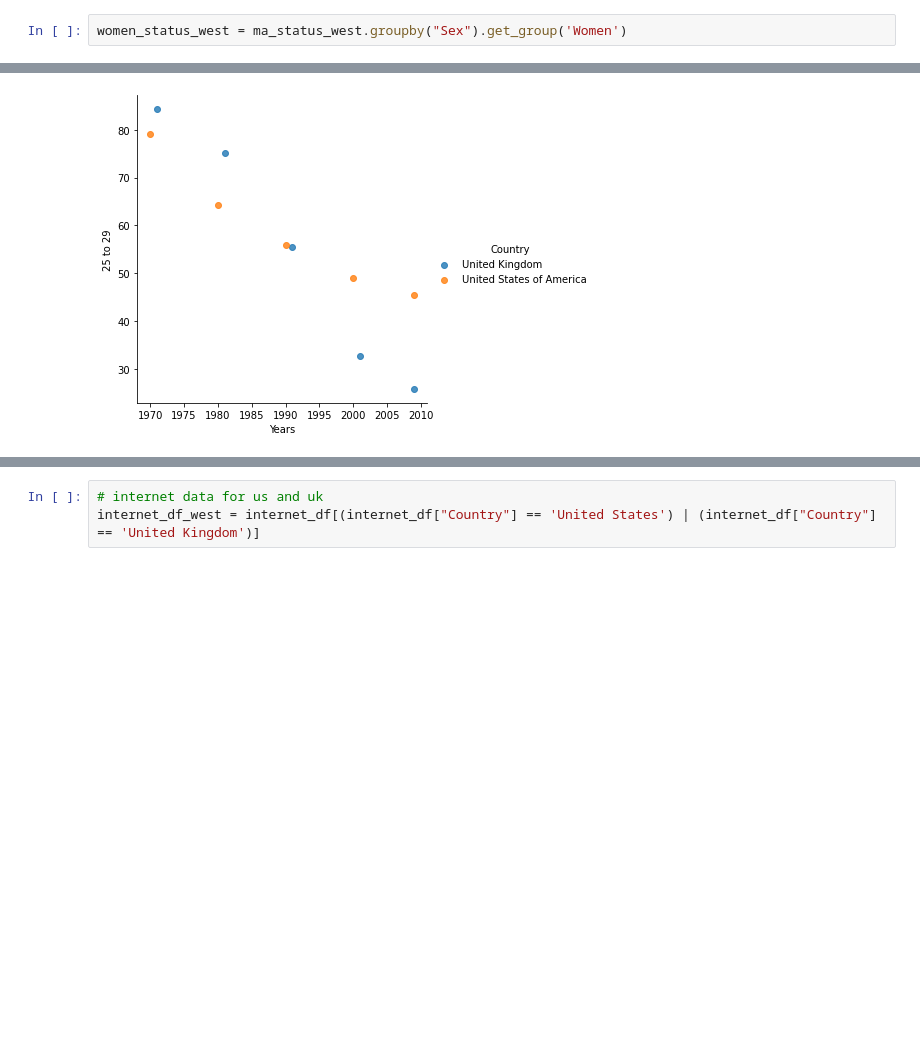
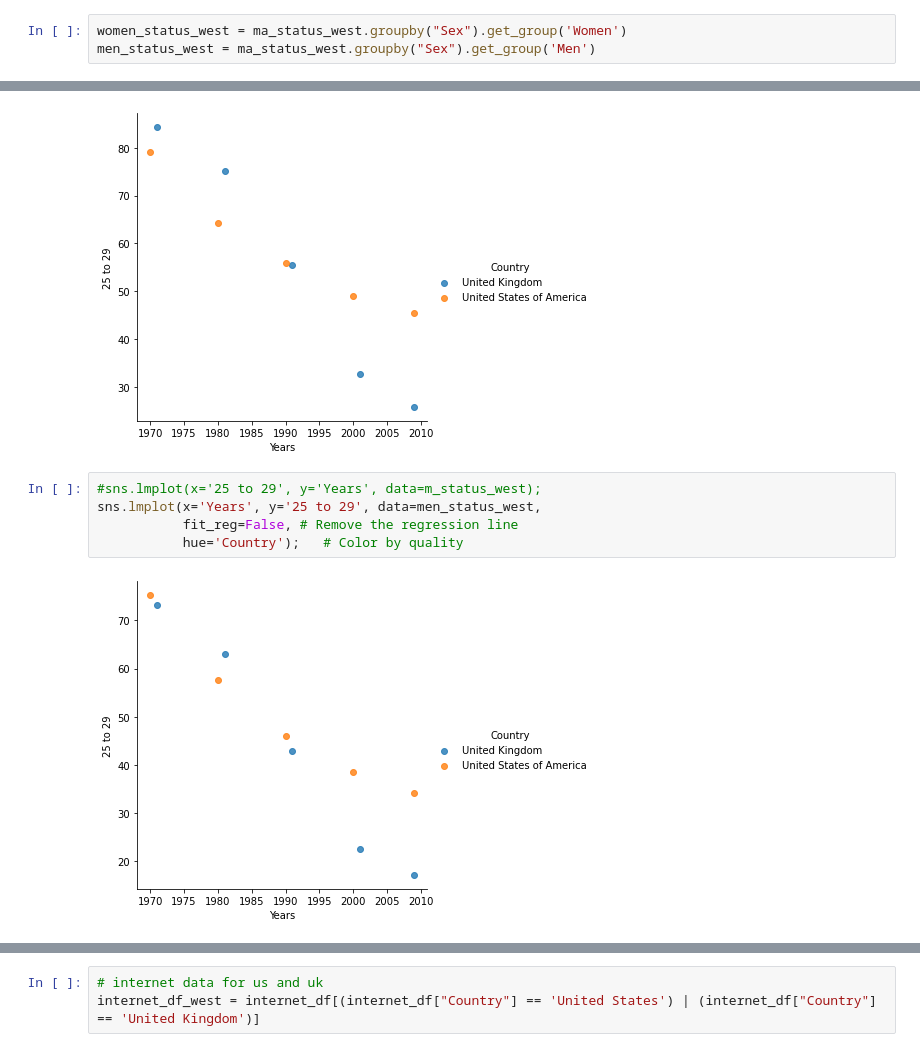
Before and after one commit to nss-data-science-cohort-4/dq1-undata-matthgray, a Jupyter notebook: un_data.ipynb, the cells around one changed output, grey strips where cells are left out. Cells and saved outputs as stored; diff of their text form; blank space fills up the shorter version.

```diff
--- a/un_data.ipynb
+++ b/un_data.ipynb
@@ -741,2 +730,3 @@ ma_status_west = m_status_west.groupby("Marital Status").get_group('Married')
 # %%
 women_status_west = ma_status_west.groupby("Sex").get_group('Women')
+men_status_west = ma_status_west.groupby("Sex").get_group('Men')
@@ -785,3 +761,10 @@ sns.lmplot(x='Years', y='25 to 29', data=women_status_west,
            hue='Country');   # Color by quality
 # %% [output]
 [figure]
+# %%
+#sns.lmplot(x='25 to 29', y='Years', data=m_status_west);
+sns.lmplot(x='Years', y='25 to 29', data=men_status_west,
+           fit_reg=False, # Remove the regression line
+           hue='Country');   # Color by quality
+# %% [output]
+[figure, added]
```
Also changed, not shown: parts of 39 cells of this notebook.
